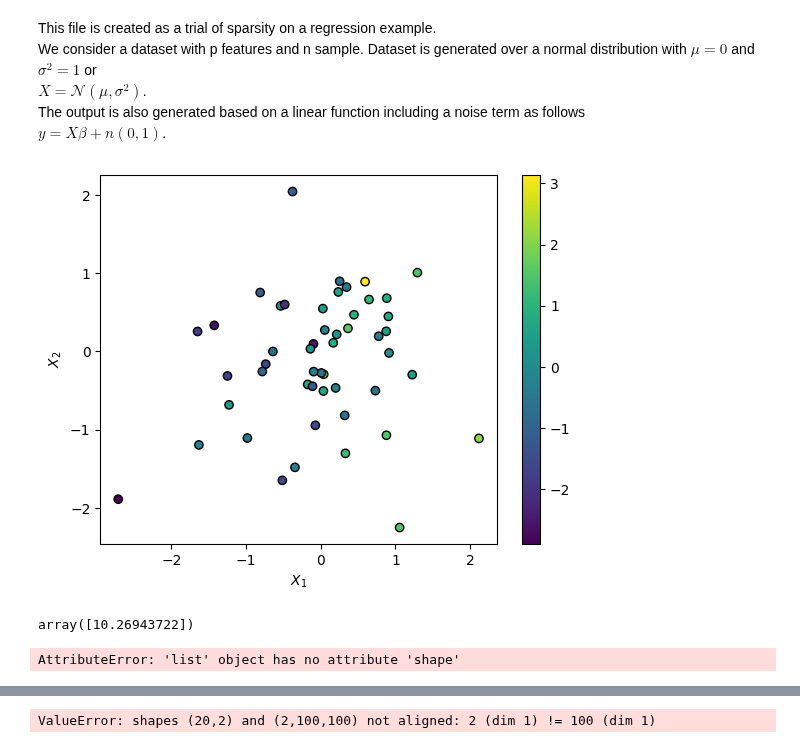
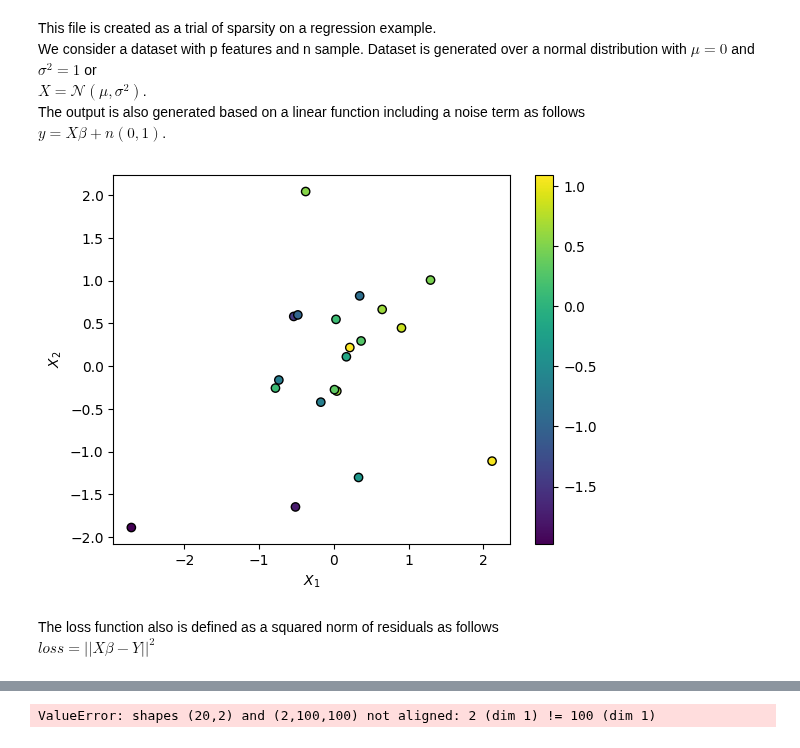
Before and after one commit to shahrzaddii/https---github.com-shahrzaddii-Sparsity, a Jupyter notebook: sparsity.ipynb, the cells around one changed output, grey strips where cells are left out. Cells and saved outputs as stored; diff of their text form; code cells hidden in the pictures.

Commit message:
loss function and beta meshgrid updated

```diff
--- a/sparsity.ipynb
+++ b/sparsity.ipynb
@@ -10,25 +10,28 @@ import matplotlib.pyplot as plt
 # %%
 RNG = np.random.default_rng(seed=1)
 p = 2
-n = 50
+n = 20
 var = 1
 cov = var*np.eye(p)
 mean = np.zeros(p)
 sigma = 1
 
 # To define the weights as beta
 beta = np.array([1, 0])
 
 # To define the features/inputs and labels/outputs
 x = RNG.multivariate_normal(mean, cov, size=n)
 y = x@beta + RNG.normal(0, sigma**2, size=n)
 
 # To show the dataset
 plt.scatter(x[:, 0], x[:, 1], c=y, edgecolors='black')
 plt.xlabel("$X_1$")
 plt.ylabel("$X_2$")
 plt.colorbar()
 plt.show()
 # %% [output]
-[figure, old version]
+[figure, new version]
+# %% [markdown]
+The loss function also is defined as a squared norm of residuals as follows <br>
+$loss=\vert\vert X\beta - Y\vert\vert ^2$
 # %%
@@ -37,8 +44,0 @@ def squared_error(beta):
-# %%
-squared_error(beta)
-# %% [output]
-array([10.26943722])
-# %%
-_betea
-# %% [output]
-AttributeError: 'list' object has no attribute 'shape'
```
Also changed, not shown: parts of 5 cells of this notebook.
